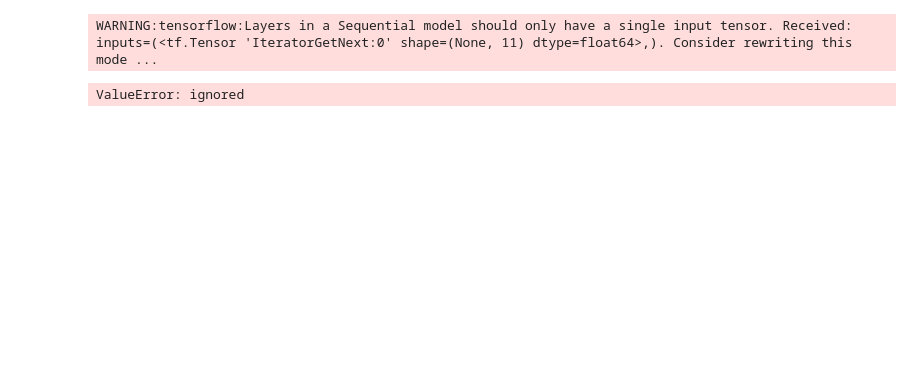
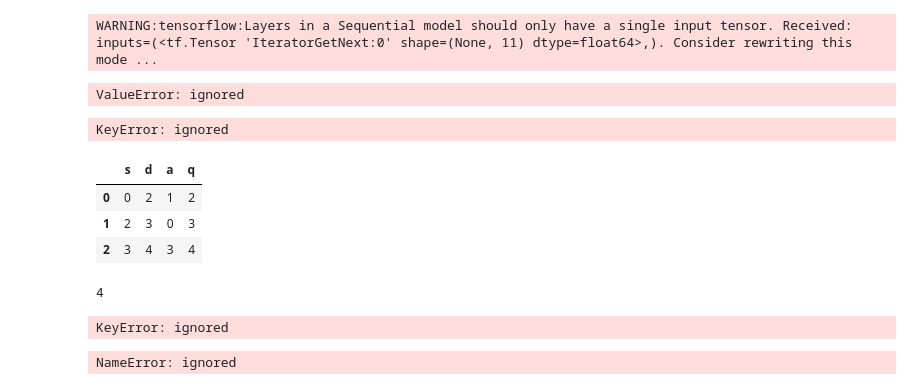
Before and after one commit to U-11-Agar/timeseries-analysis, a Jupyter notebook: lstm_andanient.ipynb, the cells around one changed output. Cells and saved outputs as stored; diff of their text form; code cells hidden in the pictures; blank space fills up the shorter version.

```diff
--- a/lstm_andanient.ipynb
+++ b/lstm_andanient.ipynb
@@ -438,0 +552,16 @@ data_model.info()
+# %%
+import requests
+import time
+
+api_key = 'your_api_key_here'
+symbol = 'EURUSD' # example currency pair
+
+while True:
+    url = f'https://www.alphavantage.co/query?function=FX_INTRADAY&from_symbol={symbol[:3]}&to_symbol={symbol[3:]}&interval=1min&apikey={api_key}'
+    response = requests.get(url)
+    data = response.json()['Time Series FX (1min)']
+    for timestamp in data:
+        print(f'Timestamp: {timestamp}, Open: {data[timestamp]["1. open"]}, High: {data[timestamp]["2. high"]}, Low: {data[timestamp]["3. low"]}, Close: {data[timestamp]["4. close"]}')
+    time.sleep(60)
+# %% [output]
+KeyError: ignored
@@ -438,0 +717,23 @@ data_model.info()
+# %%
+a=pd.DataFrame({'s':[0,2,3],'d':[2,3,4]})
+b=pd.DataFrame({'a':[1,0,3],'q':[2,3,4]})
+a[b.columns]=b
+# %%
+a
+# %% [output]
+|  | s | d | a | q |
+| 0 | 0 | 2 | 1 | 2 |
+| 1 | 2 | 3 | 0 | 3 |
+| 2 | 3 | 4 | 3 | 4 |
+# %%
+a.columns.shape[0]
+# %% [output]
+4
+# %%
+a.loc[(a == 0).any(axis=1),:]=a.loc[((a == 0).any(axis=1))-1,:]
+# %% [output]
+KeyError: ignored
+# %%
+data_model
+# %% [output]
+NameError: ignored
```
Also changed, not shown: parts of 28 cells of this notebook.
